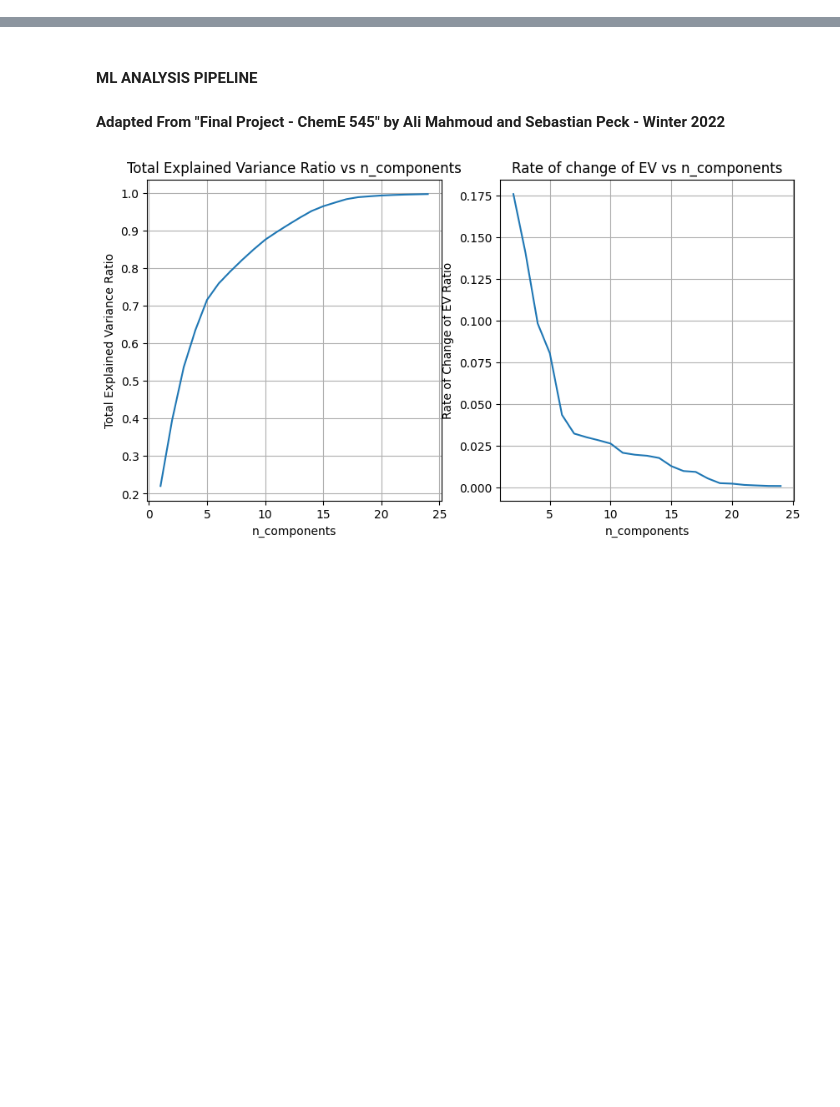
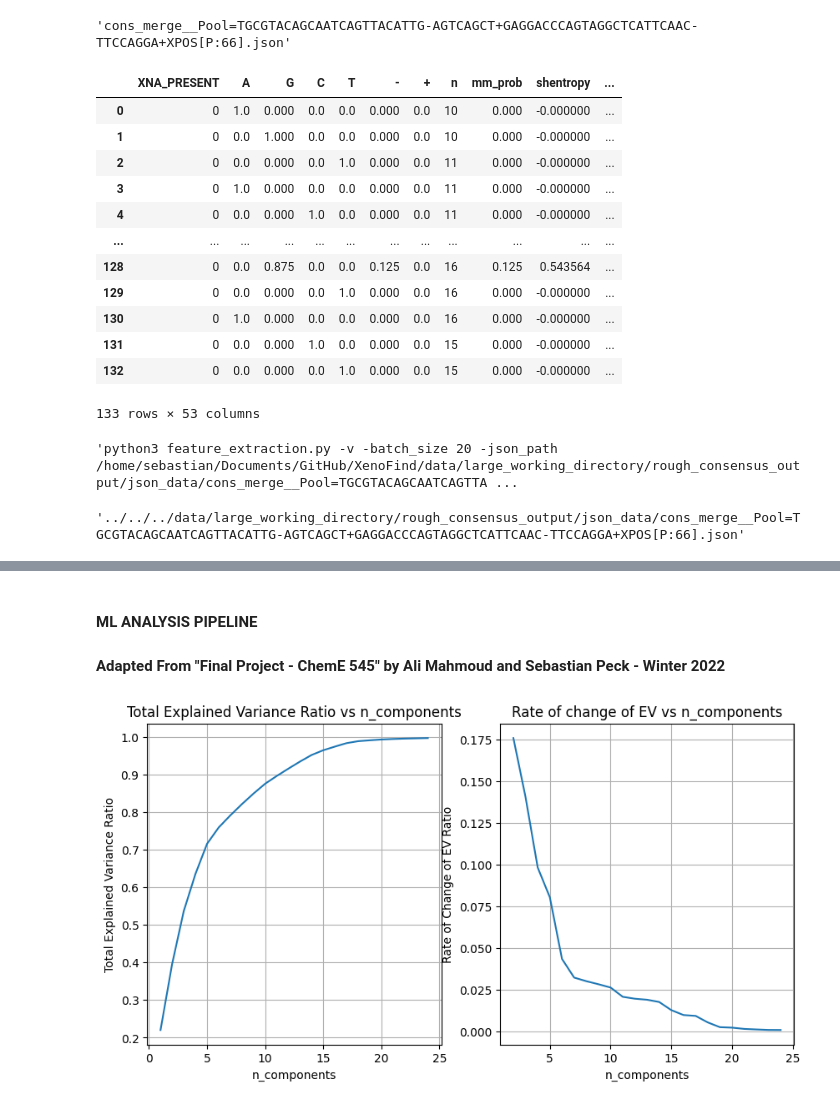
Before and after one commit to Marchand-Lab-Capstone/XenoFind, a Jupyter notebook: lib/xf_prelims/notebooks/kludge_ml.ipynb, the cells around one changed output, grey strips where cells are left out. Cells and saved outputs as stored; diff of their text form; code cells hidden in the pictures; blank space fills up the shorter version.

Commit message:
Pushing feature_extraction current version
Along with some others.

```diff
--- a/lib/xf_prelims/notebooks/kludge_ml.ipynb
+++ b/lib/xf_prelims/notebooks/kludge_ml.ipynb
@@ -17,0 +25,35 @@ warnings.filterwarnings("ignore")
+# %%
+json_file_names[0]
+# %% [output]
+'cons_merge__Pool=TGCGTACAGCAATCAGTTACATTG-AGTCAGCT+GAGGACCCAGTAGGCTCATTCAAC-TTCCAGGA+XPOS[P:66].json'
+# %%
+json_dump_path = "../../../data/large_working_directory/rough_consensus_output/json_data/"
+json_file_names = os.listdir(json_dump_path)
+parquet_dir_name = json_file_names[0].split(".")[0]
+json_dump_path_true = setup_methods.check_make_dir(json_dump_path)
+savedir = setup_methods.check_make_dir('{}..//batched_features/{}/'.format(json_dump_path, parquet_dir_name))
+#../../../data/large_working_directory/rough_consensus_output/batched_features/cons_merge__Pool=TGCGTACAGCAATCAGTTACATTG-AGTCAGCT+GAGGACCCAGTAGGCTCATTCAAC-TTCCAGGA+XPOS[P:66]/
+# %%
+pd.read_parquet(savedir + os.listdir(savedir)[0])
+# %% [output]
+|  | XNA_PRESENT | A | G | C | T | - | + | n | mm_prob | shentropy | ... |
+| 0 | 0 | 1.0 | 0.000 | 0.0 | 0.0 | 0.000 | 0.0 | 10 | 0.000 | -0.000000 | ... |
+| 1 | 0 | 0.0 | 1.000 | 0.0 | 0.0 | 0.000 | 0.0 | 10 | 0.000 | -0.000000 | ... |
+| 2 | 0 | 0.0 | 0.000 | 0.0 | 1.0 | 0.000 | 0.0 | 11 | 0.000 | -0.000000 | ... |
+| 3 | 0 | 1.0 | 0.000 | 0.0 | 0.0 | 0.000 | 0.0 | 11 | 0.000 | -0.000000 | ... |
+| 4 | 0 | 0.0 | 0.000 | 1.0 | 0.0 | 0.000 | 0.0 | 11 | 0.000 | -0.000000 | ... |
+| ... | ... | ... | ... | ... | ... | ... | ... | ... | ... | ... | ... |
+| 128 | 0 | 0.0 | 0.875 | 0.0 | 0.0 | 0.125 | 0.0 | 16 | 0.125 | 0.543564 | ... |
+| 129 | 0 | 0.0 | 0.000 | 0.0 | 1.0 | 0.000 | 0.0 | 16 | 0.000 | -0.000000 | ... |
+| 130 | 0 | 1.0 | 0.000 | 0.0 | 0.0 | 0.000 | 0.0 | 16 | 0.000 | -0.000000 | ... |
+| 131 | 0 | 0.0 | 0.000 | 1.0 | 0.0 | 0.000 | 0.0 | 15 | 0.000 | -0.000000 | ... |
+| 132 | 0 | 0.0 | 0.000 | 0.0 | 1.0 | 0.000 | 0.0 | 15 | 0.000 | -0.000000 | ... |
+133 rows × 53 columns
+# %%
+'python3 feature_extraction.py -v -batch_size 20 -json_path {} -output {}'.format(json_dump_path_true+json_file_names[0], savedir)
+# %% [output]
+'python3 feature_extraction.py -v -batch_size 20 -json_path /home/sebastian/Documents/GitHub/XenoFind/data/large_working_directory/rough_consensus_output/json_data/cons_merge__Pool=TGCGTACAGCAATCAGTTA ...
+# %%
+json_dump_path + json_file_names[0]
+# %% [output]
+'../../../data/large_working_directory/rough_consensus_output/json_data/cons_merge__Pool=TGCGTACAGCAATCAGTTACATTG-AGTCAGCT+GAGGACCCAGTAGGCTCATTCAAC-TTCCAGGA+XPOS[P:66].json'
```
Also changed, not shown: parts of 6 cells of this notebook, 16 other files.
